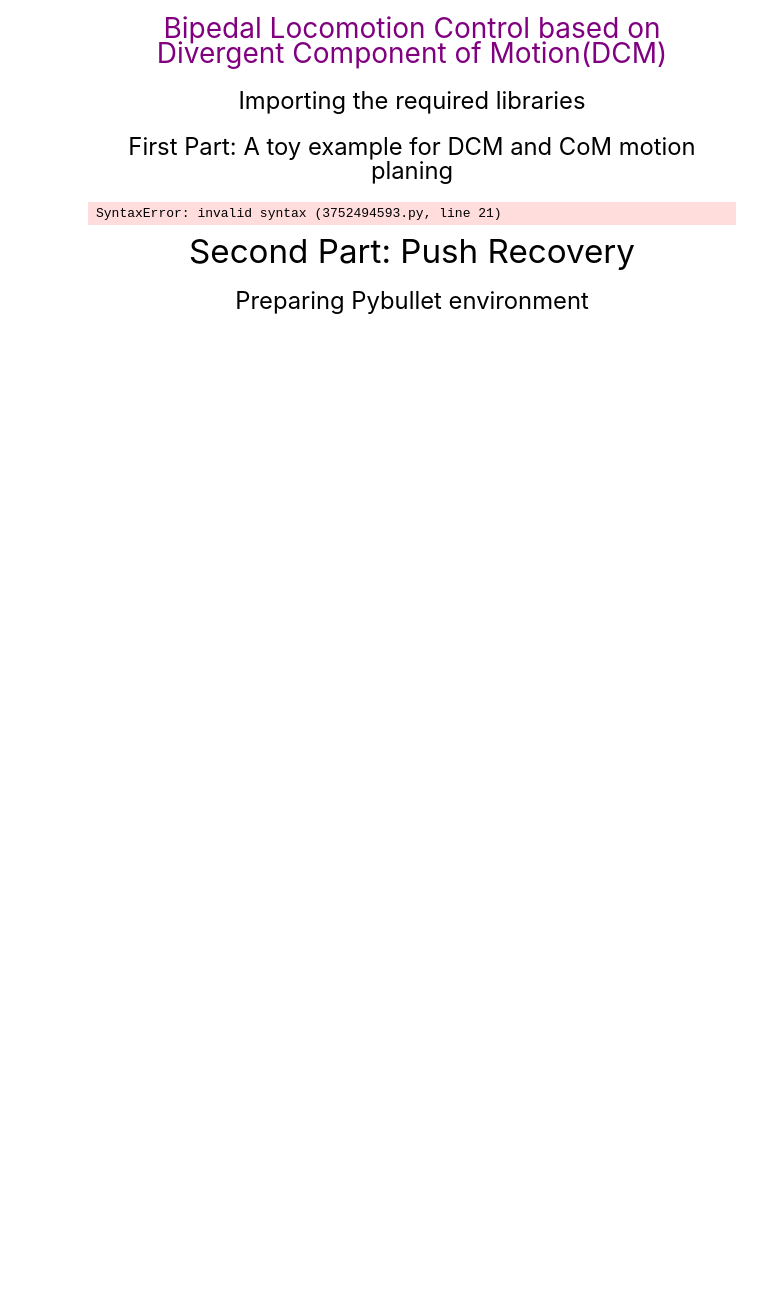
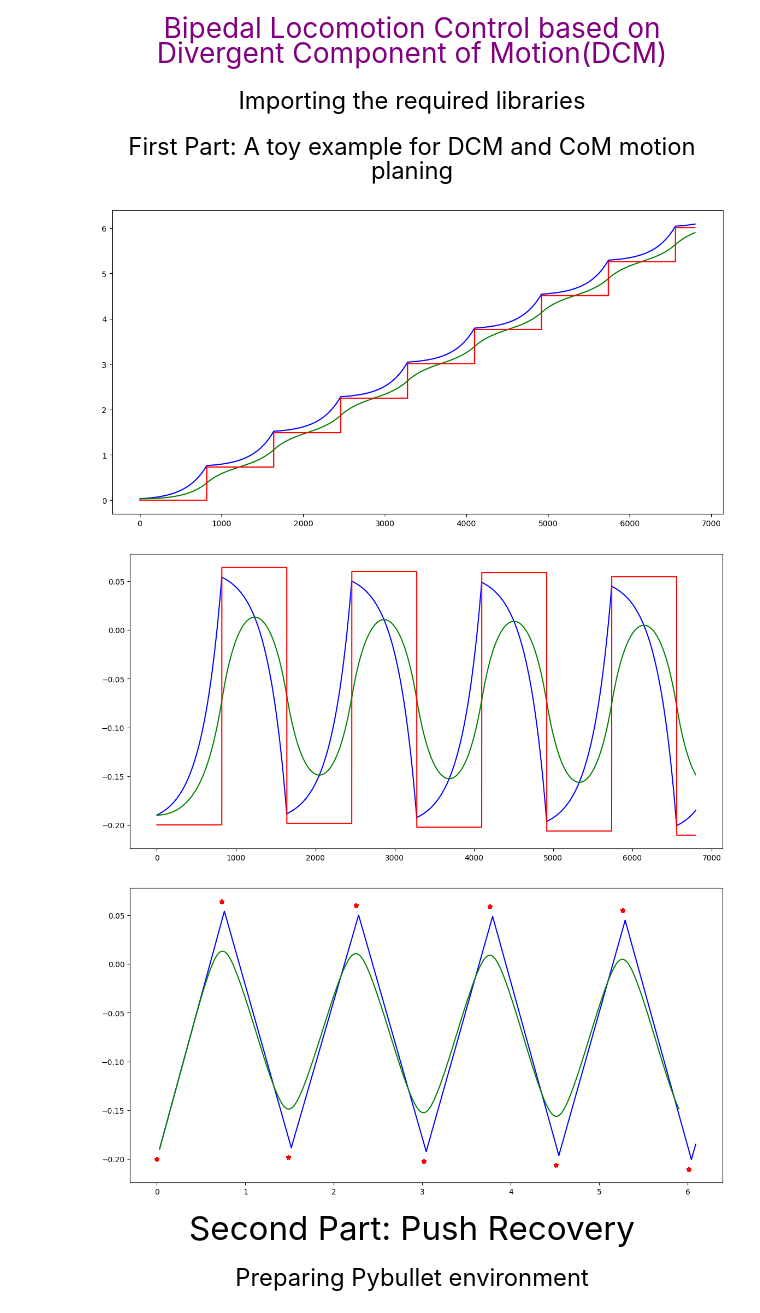
Before and after one commit to RobinJunod/robot_jambe, a Jupyter notebook: DCM-Locomotion.ipynb, the cells around one changed output. Saved outputs shown, nothing was run; the diff lists cells and outputs as text; code cells hidden in the pictures; blank space fills up the shorter version.

```diff
--- a/DCM-Locomotion.ipynb
+++ b/DCM-Locomotion.ipynb
@@ -36,7 +36,7 @@ CoPTrajectoryToy = list("")
 ControlInputsToy = list("")
 
 
-DCMGenerator = # todo: #We create an object of DCMTrajectoryGenerator Class
+DCMGenerator = DCMTrajectoryGenerator(CoMHeight=CoMHeight)# todo: #We create an object of DCMTrajectoryGenerator Class
 DCMGenerator.initialDCM = np.array([DCMx ,DCMy])
 DCMGenerator.timeStep = dt_toy
 DCMGenerator.CoM = np.array([DCMx ,DCMy])
@@ -61,7 +61,7 @@ for iter in range(6800):
 
     OffsetNoMX = 0.03 #nominal DCM x offset
     OffsetNoMY = -1*sign*0.01 #nominal DCM  y offset
-    SigmaNoM =  # todo: #nominal sigma (function of NominalStepDuration)
+    SigmaNoM = math.exp(math.sqrt(9.81/CoMHeight)*NominalStepDuration) # todo: #nominal sigma (function of NominalStepDuration)
 
     #make a boundry limit for the next step position and duration
     CoPTMaxX = CoPNoMX+0.4 #next step position maximum constraits for x
@@ -70,8 +70,8 @@ for iter in range(6800):
     CoPTMinX = CoPNoMX-0.4 #next step position minimum constrait for x
     CoPTMinY = CoPNoMY-0.4 #next step position minimum constrait for y
 
-    SigmaMin =  # todo: use NominalStepDuration and deltaStepDurationMin
-    SigmaMax =  # todo: use NominalStepDuration and deltaStepDurationMax
+    SigmaMin = math.exp(DCMGenerator.omega*(NominalStepDuration-deltaStepDurationMin))  # todo: use NominalStepDuration and deltaStepDurationMin
+    SigmaMax = math.exp(DCMGenerator.omega*(NominalStepDuration+deltaStepDurationMax)) # todo: use NominalStepDuration and deltaStepDurationMax
 
     CopXInit = CoPX
     DCMXInit = DCMx
@@ -80,71 +80,83 @@ for iter in range(6800):
 
     DCMGenerator.CoP = np.array([CoPX ,CoPY]) #update the initial CoP position in the DCMTrajectoryGenerator
 
-
     #make Hessian, Gradient and Constraints matrix of QP based on equations 13,14,15 and 16,
     #you can expand these equations to find the follwoing matrices
-    P = np.array([])# todo: use equation 14 and 16 to find the P and Q
-    q = np.array([]) # todo: use equation 14 and 16 to find the P and Q
+    P = np.diag(np.array([alphaCoPX, alphaCoPY ,alphaSigma, alphaOffsetX, alphaOffsetY]))# todo: use equation 14 and 16 to find the P and Q
+    q = np.array([-alphaCoPX*CoPNoMX,
+                  -alphaCoPY*CoPNoMY,
+                  -SigmaNoM*alphaSigma,
+                  -alphaOffsetX*OffsetNoMX,
+                  -alphaOffsetY*OffsetNoMY]) # todo: use equation 14 and 16 to find the P and Q
 
-    G = np.array([]) # todo: use equation 15 and 16 to find the G and h
-    h = np.array([]) # todo: use equation 15 and 16 to find the G and h
+    G = np.array([[1,0,0,0,0],
+                  [0,1,0,0,0],
+                  [-1,0,0,0,0],
+                  [0,-1,0,0,0],
+                  [0,0,1,0,0],
+                  [0,0,-1,0,0]]) # todo: use equation 15 and 16 to find the G and h
 
-    A = np.array([])# todo: use equation 13 and 16 to find the A and b
-    b = np.array([]) # todo: use equation 13 and 16 to find the A and b
+
+    h = np.array([[CoPTMaxX,CoPTMaxY,-CoPTMinX,-CoPTMinY,SigmaMax,-SigmaMin]]) #- G @ np.array([[CoPNoMX, CoPNoMY, OffsetNoMX, OffsetNoMY, SigmaNoM]])# todo: use equation 15 and 16 to find the G and h
+
+    A = np.array([[1, 0, (CopXInit - DCMXInit), 1, 0],
+                  [0, 1, (CopYInit - DCMYInit), 0, 1]])# todo: use equation 13 and 16 to find the A and b
+    b = np.array([[CopXInit],
+                  [CopYInit]]) # todo: use equation 13 and 16 to find the A and b
 
     #solve QP problem U is the vector of optimized parameters
     U = solve_qp(P, q, G, h, A, b, solver="osqp")
 
-    stepDuration =  #todo: find the step duration based on the the optimized sigma (use Log function to find step duration)
+    stepDuration =  math.log(U[2])/DCMGenerator.omega #todo:find the step duration based on the the optimized sigma (use Log function to find step duration)
 
 
     DesiredDCM = DCMGenerator.getDCMTrajectory(dt_toy)  #get the desired DCM for the next time-step
     DesiredCoM = DCMGenerator.getCoM() #get the desired CoM for the next time-step
 
 
     DCMGenerator.initialDCM = np.array([DesiredDCM[0] ,DesiredDCM[1]])#set the current DCM position ad next initial dcm position
 
     DCMTrajectoryToy.append(DesiredDCM)
     CoMTrajectoryToy.append(DesiredCoM)
     CoPTrajectoryToy.append(np.array([CoPX,CoPY]))
     ControlInputsToy.append(U)
 
     internalStep = internalStep+1 #is used for resetting the step parameters
 
     #resetting step parameters when step duration is finished
     if(dt_toy*internalStep>stepDuration):
         stepNumber=stepNumber+1
         internalStep=0
         DCMGenerator.CoP= np.array([U[0] ,U[1]])
         sign=sign*-1
 
         CoPX =U[0]
         CoPY =U[1]
 
         DCMx =DesiredDCM[0]
         DCMy =DesiredDCM[1]
 
 
 # todo: uncomment to plot
-# figg, (ax) = plt.subplots(figsize = (14, 7))
-# ax.plot(np.array(DCMTrajectoryToy)[:,0],'b',label="DCM")
-# ax.plot(np.array(CoMTrajectoryToy)[:,0],'g',label="CoM")
-# ax.plot(np.array(CoPTrajectoryToy)[:,0],'r',label="Cop")
-# plt.show()
-
-# figg1, (ax1) = plt.subplots(figsize = (14, 7))
-# ax1.plot(np.array(DCMTrajectoryToy)[:,1],'b',label="DCM")
-# ax1.plot(np.array(CoMTrajectoryToy)[:,1],'g',label="CoM")
-# ax1.plot(np.array(CoPTrajectoryToy)[:,1],'r',label="Cop")
-# plt.show()
-
-# figg2, (ax2) = plt.subplots(figsize = (14, 7))
-# ax2.plot(np.array(DCMTrajectoryToy)[:,0],np.array(DCMTrajectoryToy)[:,1],'b',label="DCM")
-# ax2.plot(np.array(CoMTrajectoryToy)[:,0],np.array(CoMTrajectoryToy)[:,1],'g',label="CoM")
-# ax2.plot(np.array(CoPTrajectoryToy)[:,0],np.array(CoPTrajectoryToy)[:,1],'*r',label="CoP")
-# plt.show()
+figg, (ax) = plt.subplots(figsize = (14, 7))
+ax.plot(np.array(DCMTrajectoryToy)[:,0],'b',label="DCM")
+ax.plot(np.array(CoMTrajectoryToy)[:,0],'g',label="CoM")
+ax.plot(np.array(CoPTrajectoryToy)[:,0],'r',label="Cop")
+plt.show()
+figg1, (ax1) = plt.subplots(figsize = (14, 7))
+ax1.plot(np.array(DCMTrajectoryToy)[:,1],'b',label="DCM")
+ax1.plot(np.array(CoMTrajectoryToy)[:,1],'g',label="CoM")
+ax1.plot(np.array(CoPTrajectoryToy)[:,1],'r',label="Cop")
+plt.show()
+figg2, (ax2) = plt.subplots(figsize = (14, 7))
+ax2.plot(np.array(DCMTrajectoryToy)[:,0],np.array(DCMTrajectoryToy)[:,1],'b',label="DCM")
+ax2.plot(np.array(CoMTrajectoryToy)[:,0],np.array(CoMTrajectoryToy)[:,1],'g',label="CoM")
+ax2.plot(np.array(CoPTrajectoryToy)[:,0],np.array(CoPTrajectoryToy)[:,1],'*r',label="CoP")
+plt.show()
 # %% [output]
-SyntaxError: invalid syntax (3752494593.py, line 21)
+[figure, added]
+[figure, added]
+[figure, added]
 # %% [markdown]
 <div style="text-align:center"><span style="color:black; font-family:helvetica; font-size:2.37em;">Second Part: Push Recovery </span></div>
 # %% [markdown]
```
Also changed, not shown: parts of 2 cells of this notebook, 1 other file.
